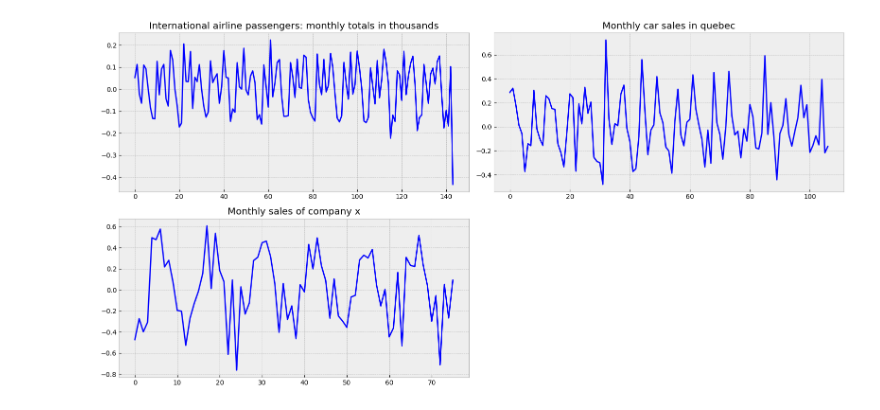
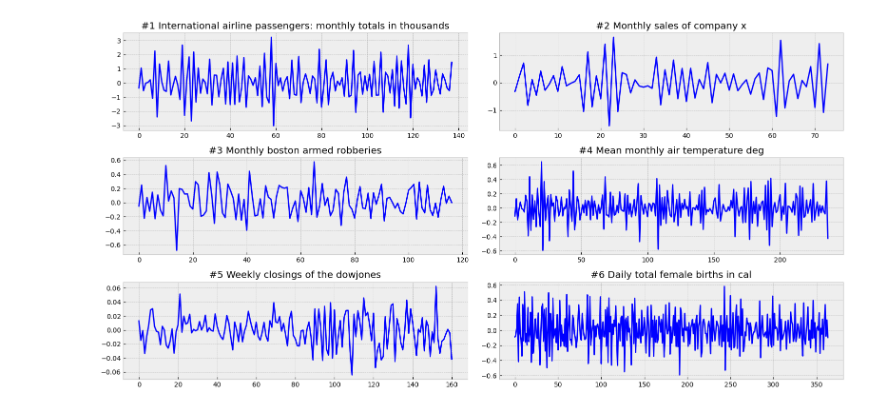
Before and after one commit to Hemultan/TimeSeries, a Jupyter notebook: hw1/hw1.ipynb, the cells around one changed output. Saved outputs shown, nothing was run; the diff lists cells and outputs as text; code cells hidden in the pictures.

```diff
--- a/hw1/hw1.ipynb
+++ b/hw1/hw1.ipynb
@@ -49,7 +55,7 @@ dict_series = {
 # Изначальные ряды
 with plt.style.context('bmh'):
     plt.figure(figsize=(16, 8))
-    layout = (2, 2)
+    layout = (3, 2)
     for i, key in enumerate(dict_series.keys()):
         x = i % 2
         y = int((i - x) / 2)
@@ -65,19 +71,25 @@ with plt.style.context('bmh'):
 # Нормализация дисперсии
 from scipy.stats import boxcox
 
-series1 = pd.Series(boxcox(dict_series['International airline passengers: monthly totals in thousands'], 0))
-series2 = pd.Series(boxcox(dict_series['Monthly car sales in quebec'], 0))
-series3 = pd.Series(boxcox(dict_series['Monthly sales of company x'], 0))
+series1 = pd.Series(boxcox(dict_series['#1 International airline passengers: monthly totals in thousands'], 0))
+series2 = pd.Series(boxcox(dict_series['#2 Monthly sales of company x'], 0))
+series3 = pd.Series(boxcox(dict_series['#3 Monthly boston armed robberies'], 0))
+series4 = pd.Series(boxcox(dict_series['#4 Mean monthly air temperature deg'], 0))
+series5 = pd.Series(boxcox(dict_series['#5 Weekly closings of the dowjones'], 0))
+series6 = pd.Series(boxcox(dict_series['#6 Daily total female births in cal'], 0))
 
 dict_series1 = {
-    'International airline passengers: monthly totals in thousands': series1,
-    'Monthly car sales in quebec': series2,
-    'Monthly sales of company x': series3
+    '#1 International airline passengers: monthly totals in thousands': series1,
+    '#2 Monthly sales of company x': series2,
+    '#3 Monthly boston armed robberies': series3,
+    '#4 Mean monthly air temperature deg': series4,
+    '#5 Weekly closings of the dowjones': series5,
+    '#6 Daily total female births in cal': series6
     }
 # %%
 with plt.style.context('bmh'):
     plt.figure(figsize=(16, 8))
-    layout = (2, 2)
+    layout = (3, 2)
     for i, key in enumerate(dict_series1.keys()):
         x = i % 2
         y = int((i - x) / 2)
@@ -92,29 +133,35 @@ with plt.style.context('bmh'):
 # %%
 # Дифференцируем
-series1_1 = pd.Series(np.diff(series1, 1))
-series2_2 = pd.Series(np.diff(series2, 1))
+series1_1 = pd.Series(np.diff(series1, 6))
+series2_2 = pd.Series(np.diff(series2, 3))
 series3_3 = pd.Series(np.diff(series3, 1))
+series4_4 = pd.Series(np.diff(series4, 3))
+series5_5 = pd.Series(np.diff(series5, 1))
+series6_6 = pd.Series(np.diff(series6, 1))
 
 dict_series2 = {
-    'International airline passengers: monthly totals in thousands': series1_1,
-    'Monthly car sales in quebec': series2_2,
-    'Monthly sales of company x': series3_3
+    '#1 International airline passengers: monthly totals in thousands': series1_1,
+    '#2 Monthly sales of company x': series2_2,
+    '#3 Monthly boston armed robberies': series3_3,
+    '#4 Mean monthly air temperature deg': series4_4,
+    '#5 Weekly closings of the dowjones': series5_5,
+    '#6 Daily total female births in cal': series6_6
     }
 # %%
 with plt.style.context('bmh'):
     plt.figure(figsize=(16, 8))
-    layout = (2, 2)
+    layout = (3, 2)
     for i, key in enumerate(dict_series2.keys()):
         x = i % 2
         y = int((i - x) / 2)
 
         ts_ax = plt.subplot2grid(layout, (y, x))
         dict_series2[key].plot(ax=ts_ax, color='blue')
         ts_ax.set_title(key)
 
     plt.tight_layout()
 # %% [output]
-[figure, old version]
+[figure, new version]
 # %%
 # Проведем тест Тест Дики-Фуллера
 from statsmodels.tsa.stattools import adfuller
```
Also changed, not shown: parts of 19 cells of this notebook.
